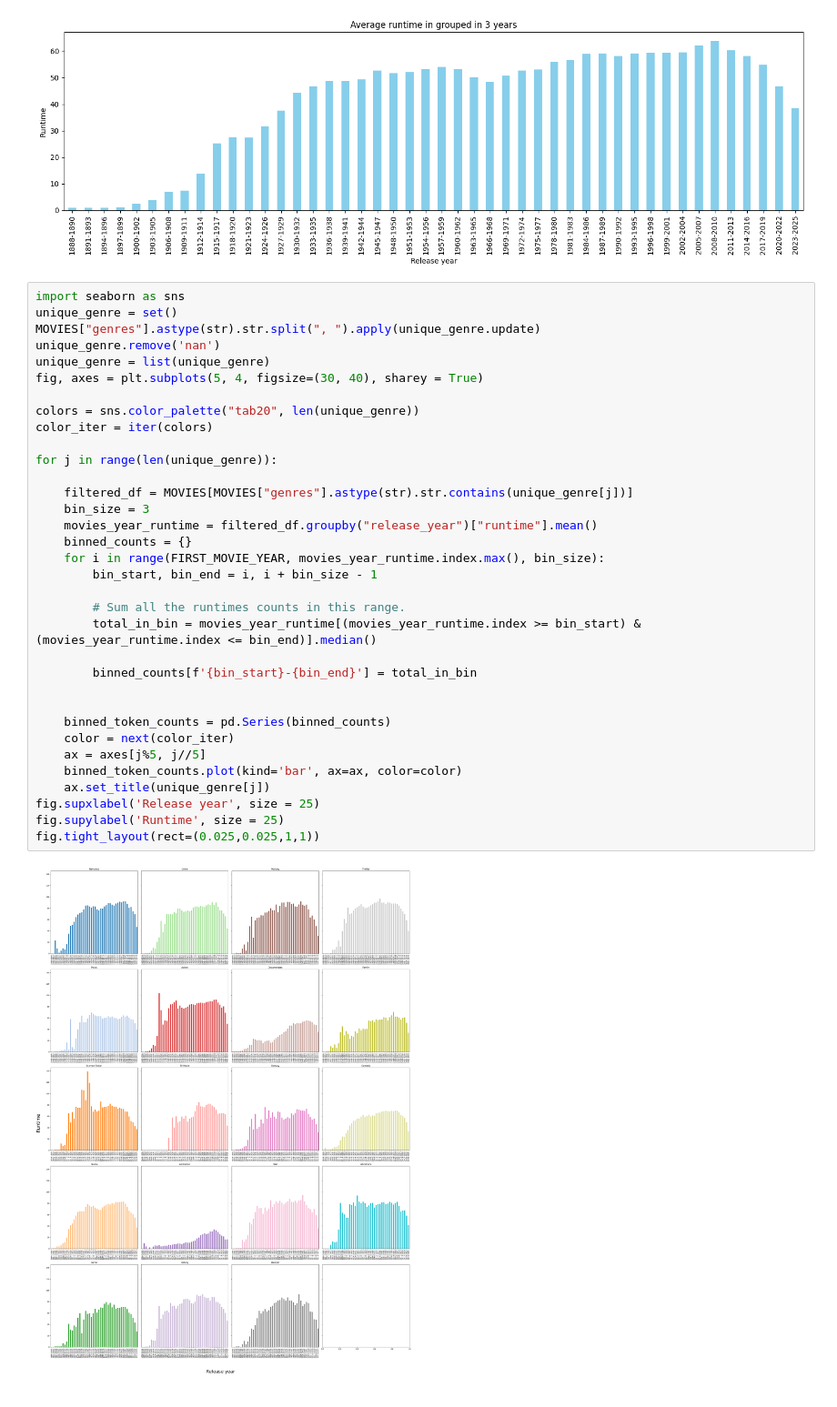
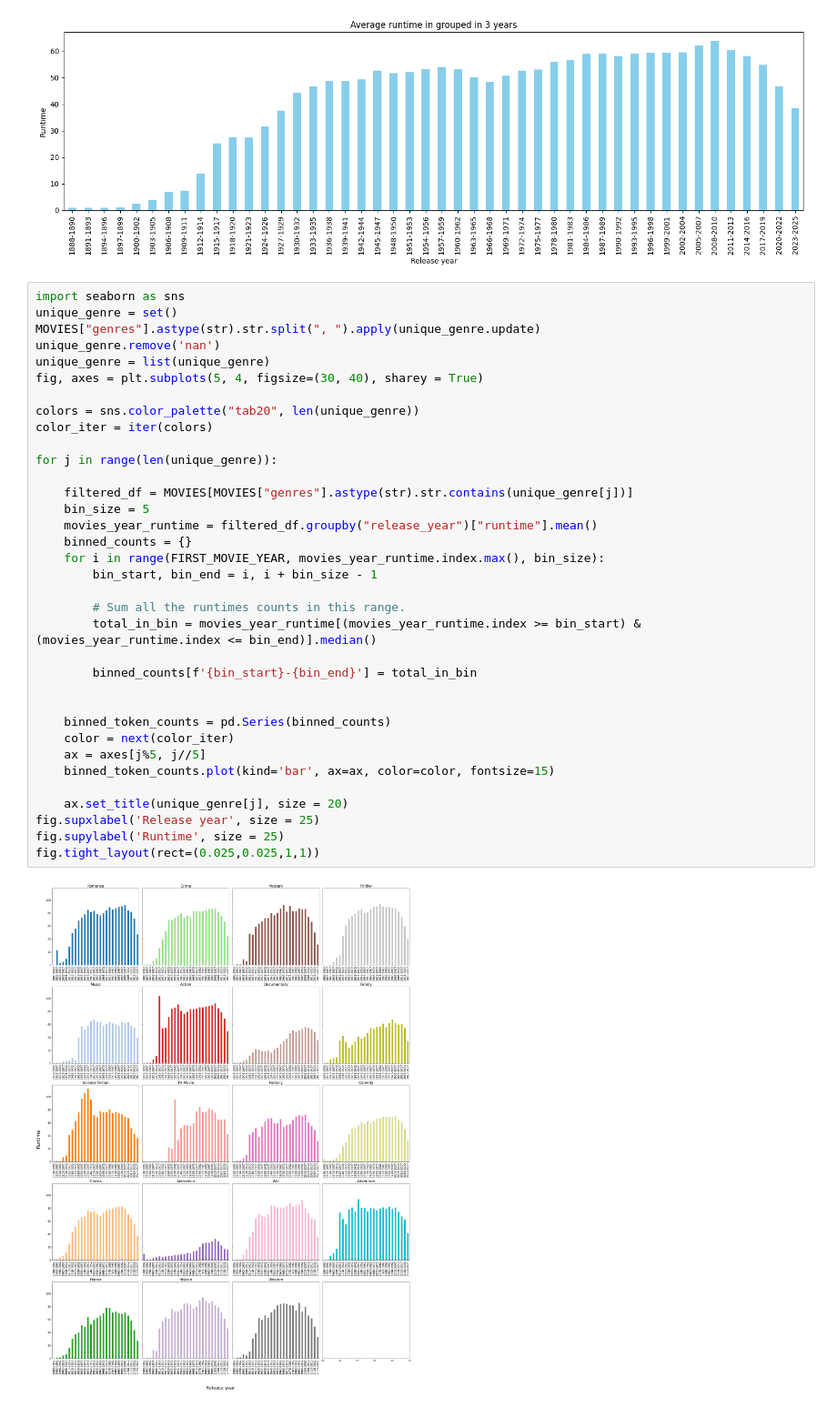
Before and after one commit to epfl-ada/ada-2024-project-alpacadreamagency, a Jupyter notebook: results.ipynb, the cells around one changed output. Shown: that part at 91% size. Cells and saved outputs as stored; diff of their text form.

Commit message:
fontsize

```diff
--- a/results.ipynb
+++ b/results.ipynb
@@ -103,34 +103,35 @@ import seaborn as sns
 unique_genre = set()
 MOVIES["genres"].astype(str).str.split(", ").apply(unique_genre.update)
 unique_genre.remove('nan')
 unique_genre = list(unique_genre)
 fig, axes = plt.subplots(5, 4, figsize=(30, 40), sharey = True)
 
 colors = sns.color_palette("tab20", len(unique_genre))
 color_iter = iter(colors)
 
 for j in range(len(unique_genre)):
 
     filtered_df = MOVIES[MOVIES["genres"].astype(str).str.contains(unique_genre[j])]
-    bin_size = 3
+    bin_size = 5
     movies_year_runtime = filtered_df.groupby("release_year")["runtime"].mean()
     binned_counts = {}
     for i in range(FIRST_MOVIE_YEAR, movies_year_runtime.index.max(), bin_size):
         bin_start, bin_end = i, i + bin_size - 1
 
         # Sum all the runtimes counts in this range.
         total_in_bin = movies_year_runtime[(movies_year_runtime.index >= bin_start) & (movies_year_runtime.index <= bin_end)].median()
 
         binned_counts[f'{bin_start}-{bin_end}'] = total_in_bin
 
 
     binned_token_counts = pd.Series(binned_counts)
     color = next(color_iter)
     ax = axes[j%5, j//5]
-    binned_token_counts.plot(kind='bar', ax=ax, color=color)
-    ax.set_title(unique_genre[j])
+    binned_token_counts.plot(kind='bar', ax=ax, color=color, fontsize=15)
+
+    ax.set_title(unique_genre[j], size = 20)
 fig.supxlabel('Release year', size = 25)
 fig.supylabel('Runtime', size = 25)
 fig.tight_layout(rect=(0.025,0.025,1,1))
 # %% [output]
-[figure, old version]
+[figure, new version]
```
